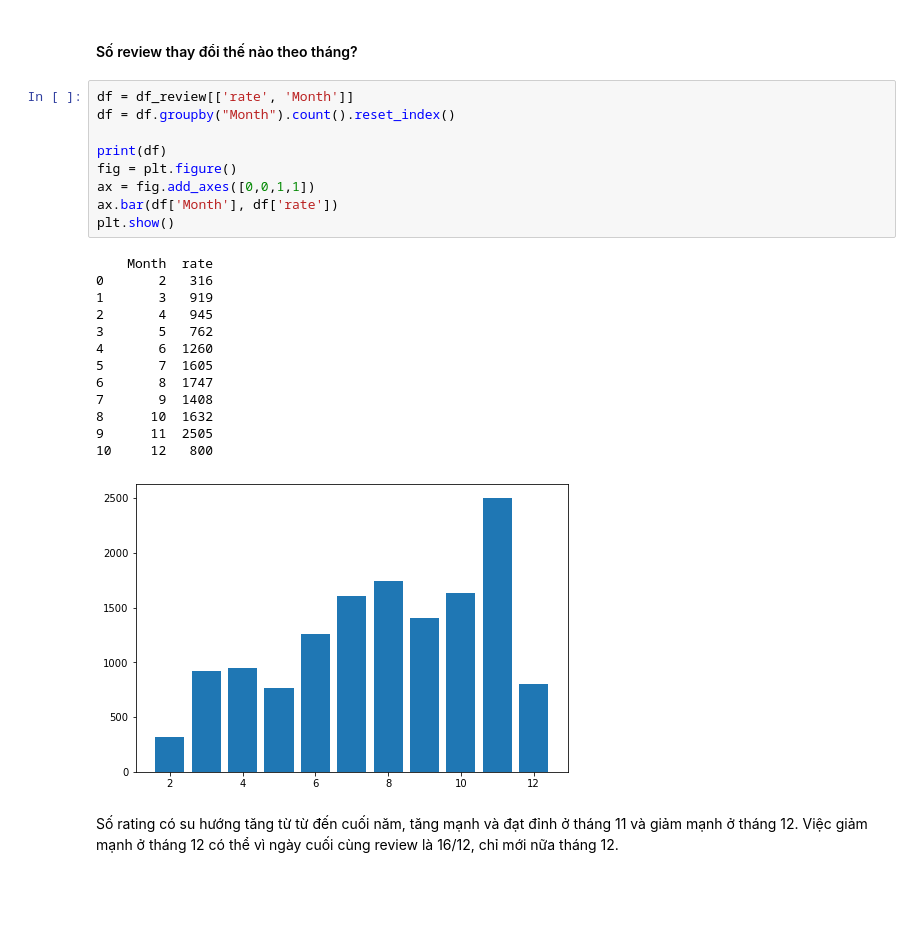
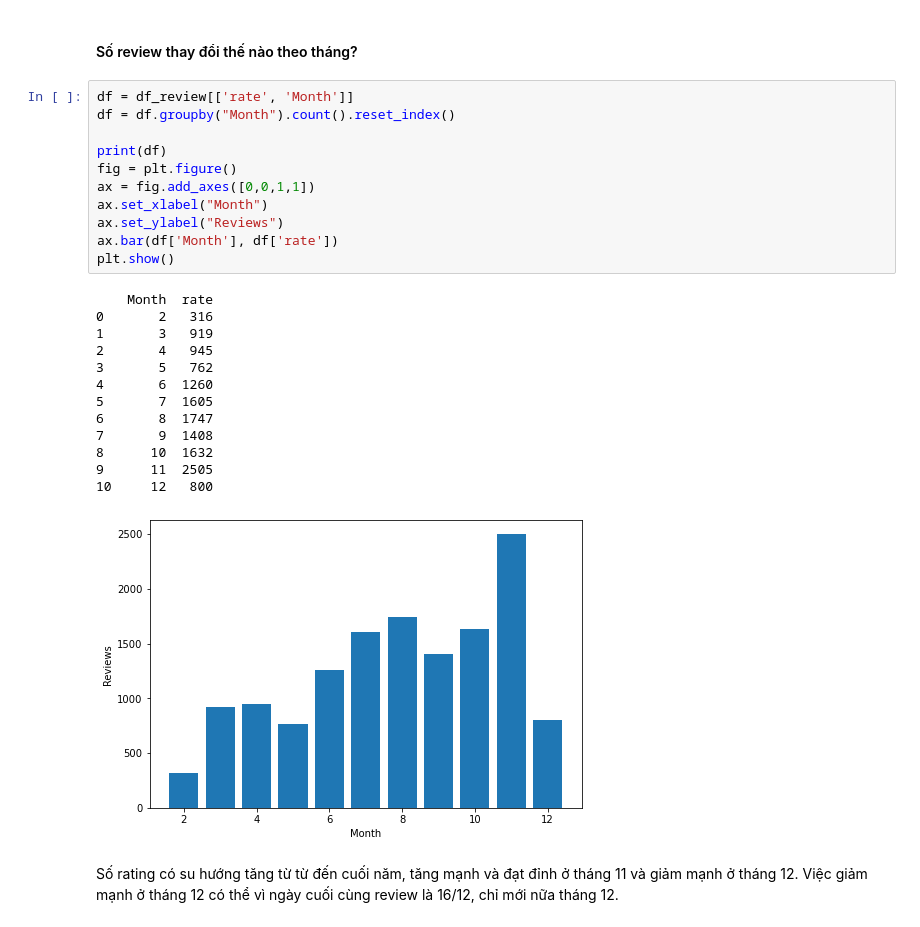
Before and after one commit to trinh172/LTKHDL_DACK, a Jupyter notebook: Final_Project.ipynb, the cells around one changed output. Drawn from its saved outputs; the diff is of its cells as text; blank space fills up the shorter version.

```diff
--- a/Final_Project.ipynb
+++ b/Final_Project.ipynb
@@ -314,26 +319,28 @@ print(end_date)
 # %%
 df = df_review[['rate', 'Month']]
 df = df.groupby("Month").count().reset_index()
 
 print(df)
 fig = plt.figure()
 ax = fig.add_axes([0,0,1,1])
+ax.set_xlabel("Month")
+ax.set_ylabel("Reviews")
 ax.bar(df['Month'], df['rate'])
 plt.show()
 # %% [output]
     Month  rate
 0       2   316
 1       3   919
 2       4   945
 3       5   762
 4       6  1260
 5       7  1605
 6       8  1747
 7       9  1408
 8      10  1632
 9      11  2505
 10     12   800
-[figure, old version]
+[figure, new version]
 # %% [markdown]
 Số rating có su hướng tăng từ từ đến cuối năm, tăng mạnh và đạt đỉnh ở tháng 11 và giảm mạnh ở tháng 12. Việc giảm mạnh ở tháng 12 có thể vì ngày cuối cùng review là 16/12, chỉ mới nữa tháng 12.
 # %% [markdown]
```
Also changed, not shown: parts of 14 cells of this notebook.
